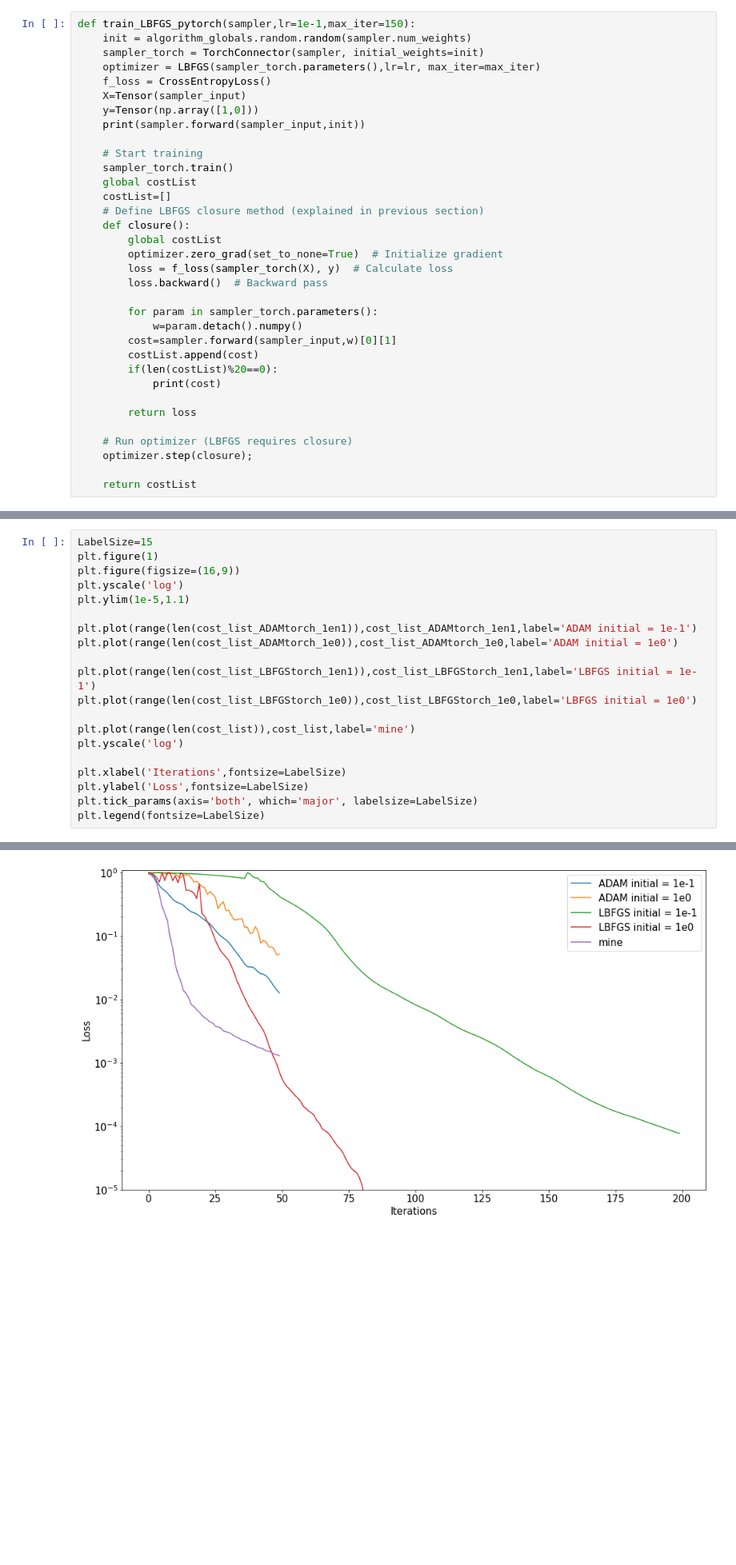
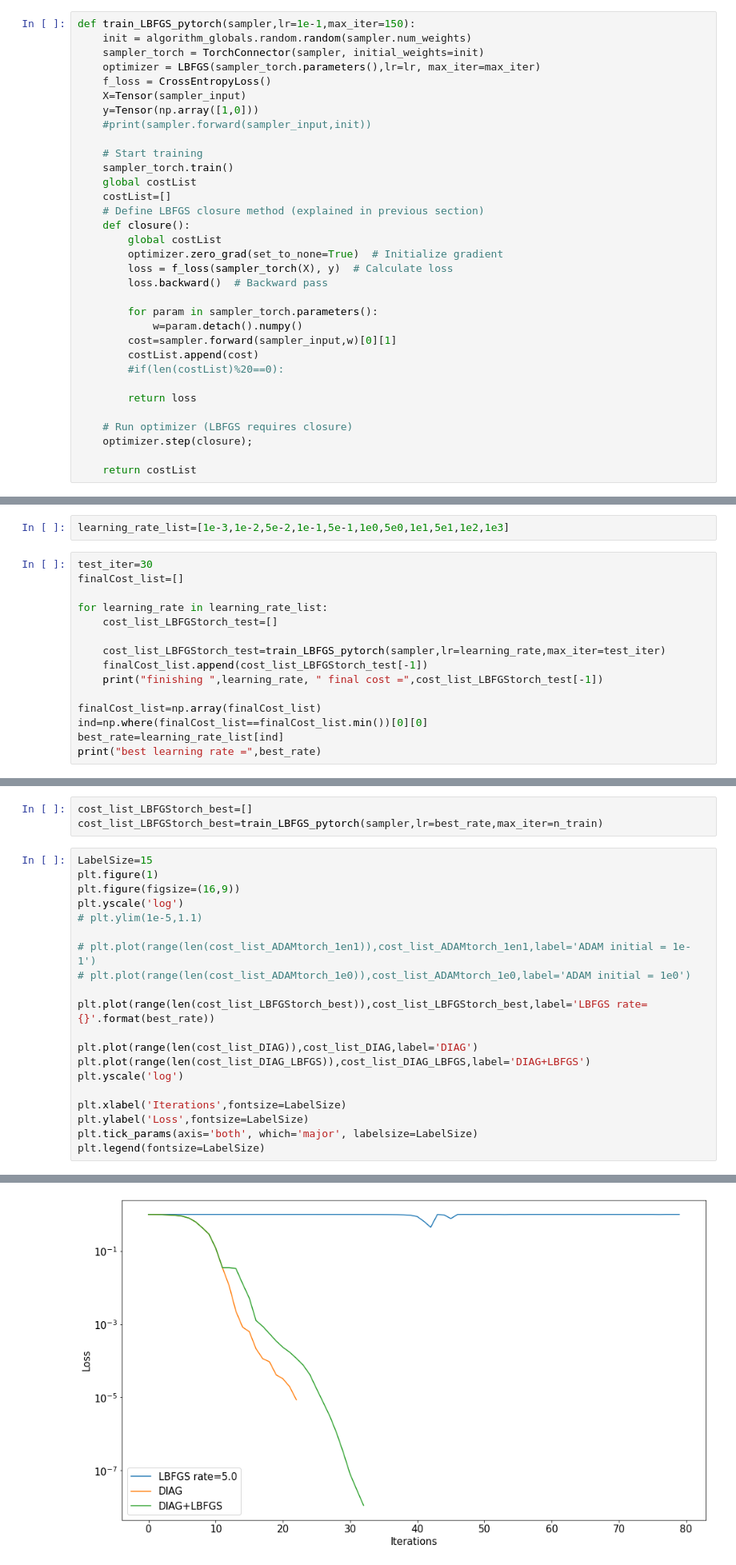
Before and after one commit to Zhelun-Li/GradientStudies, a Jupyter notebook: DIAG_unitaryCompiling.ipynb, the cells around one changed output, grey strips where cells are left out. Shown at 80% size. Drawn from its saved outputs; the diff is of its cells as text; blank space fills up the shorter version.

```diff
--- a/DIAG_unitaryCompiling.ipynb
+++ b/DIAG_unitaryCompiling.ipynb
@@ -331,7 +406,7 @@ def train_LBFGS_pytorch(sampler,lr=1e-1,max_iter=150):
     f_loss = CrossEntropyLoss()
     X=Tensor(sampler_input)
     y=Tensor(np.array([1,0]))
-    print(sampler.forward(sampler_input,init))
+    #print(sampler.forward(sampler_input,init))
 
     # Start training
     sampler_torch.train()
@@ -348,8 +423,7 @@ def train_LBFGS_pytorch(sampler,lr=1e-1,max_iter=150):
             w=param.detach().numpy()
         cost=sampler.forward(sampler_input,w)[0][1]
         costList.append(cost)
-        if(len(costList)%20==0):
-            print(cost)
+        #if(len(costList)%20==0):
 
         return loss
 
@@ -389,0 +434,17 @@ print(time.time()-t1)
+# %%
+learning_rate_list=[1e-3,1e-2,5e-2,1e-1,5e-1,1e0,5e0,1e1,5e1,1e2,1e3]
+# %%
+test_iter=30
+finalCost_list=[]
+
+for learning_rate in learning_rate_list:
+    cost_list_LBFGStorch_test=[]
+
+    cost_list_LBFGStorch_test=train_LBFGS_pytorch(sampler,lr=learning_rate,max_iter=test_iter)
+    finalCost_list.append(cost_list_LBFGStorch_test[-1])
+    print("finishing ",learning_rate, " final cost =",cost_list_LBFGStorch_test[-1])
+
+finalCost_list=np.array(finalCost_list)
+ind=np.where(finalCost_list==finalCost_list.min())[0][0]
+best_rate=learning_rate_list[ind]
+print("best learning rate =",best_rate)
@@ -390,24 +464,27 @@ print(time.time()-t1)
+# %%
+cost_list_LBFGStorch_best=[]
+cost_list_LBFGStorch_best=train_LBFGS_pytorch(sampler,lr=best_rate,max_iter=n_train)
 # %%
 LabelSize=15
 plt.figure(1)
 plt.figure(figsize=(16,9))
 plt.yscale('log')
-plt.ylim(1e-5,1.1)
+# plt.ylim(1e-5,1.1)
 
-plt.plot(range(len(cost_list_ADAMtorch_1en1)),cost_list_ADAMtorch_1en1,label='ADAM initial = 1e-1')
-plt.plot(range(len(cost_list_ADAMtorch_1e0)),cost_list_ADAMtorch_1e0,label='ADAM initial = 1e0')
+# plt.plot(range(len(cost_list_ADAMtorch_1en1)),cost_list_ADAMtorch_1en1,label='ADAM initial = 1e-1')
+# plt.plot(range(len(cost_list_ADAMtorch_1e0)),cost_list_ADAMtorch_1e0,label='ADAM initial = 1e0')
 
-plt.plot(range(len(cost_list_LBFGStorch_1en1)),cost_list_LBFGStorch_1en1,label='LBFGS initial = 1e-1')
-plt.plot(range(len(cost_list_LBFGStorch_1e0)),cost_list_LBFGStorch_1e0,label='LBFGS initial = 1e0')
+plt.plot(range(len(cost_list_LBFGStorch_best)),cost_list_LBFGStorch_best,label='LBFGS rate={}'.format(best_rate))
 
-plt.plot(range(len(cost_list)),cost_list,label='mine')
+plt.plot(range(len(cost_list_DIAG)),cost_list_DIAG,label='DIAG')
+plt.plot(range(len(cost_list_DIAG_LBFGS)),cost_list_DIAG_LBFGS,label='DIAG+LBFGS')
 plt.yscale('log')
 
 plt.xlabel('Iterations',fontsize=LabelSize)
 plt.ylabel('Loss',fontsize=LabelSize)
 plt.tick_params(axis='both', which='major', labelsize=LabelSize)
 plt.legend(fontsize=LabelSize)
 # %% [output]
 <matplotlib.legend.Legend at 0x...>
 <Figure size 432x288 with 0 Axes>
-[figure, old version]
+[figure, new version]
```
Also changed, not shown: parts of 18 cells of this notebook, 1 other file.
